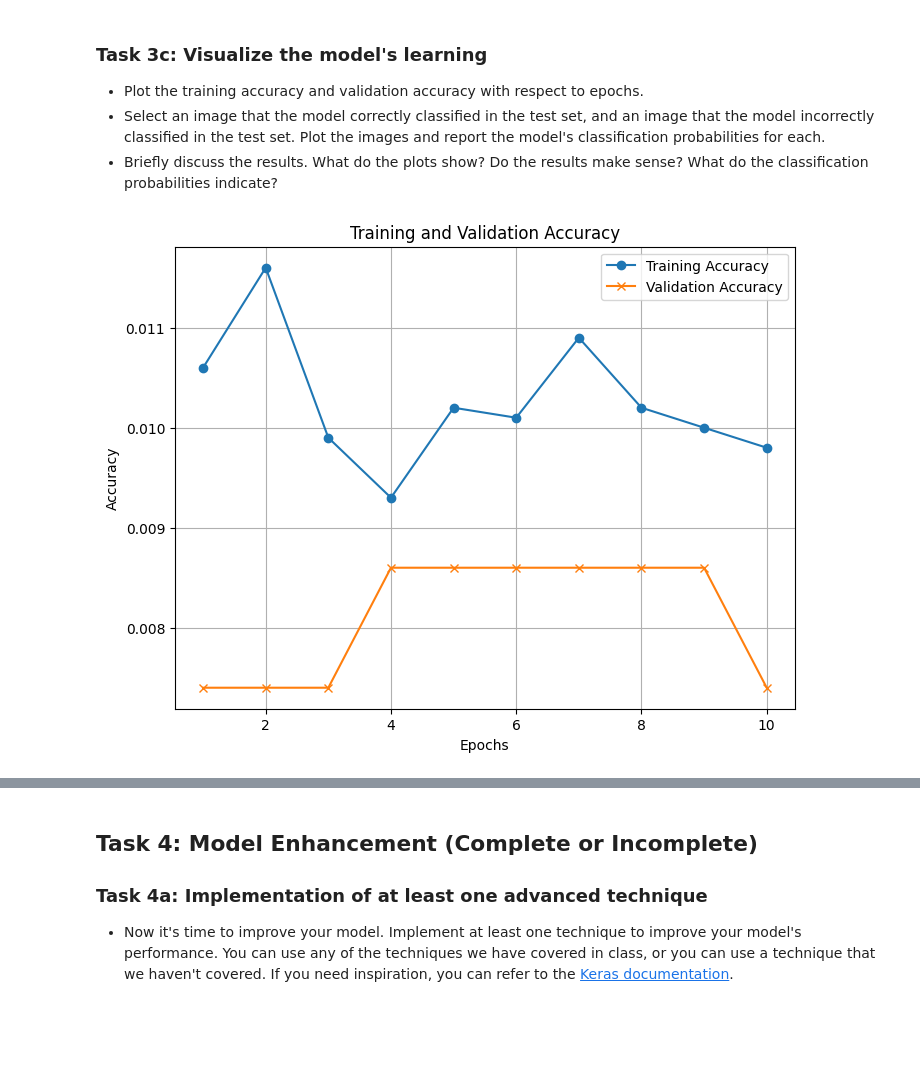
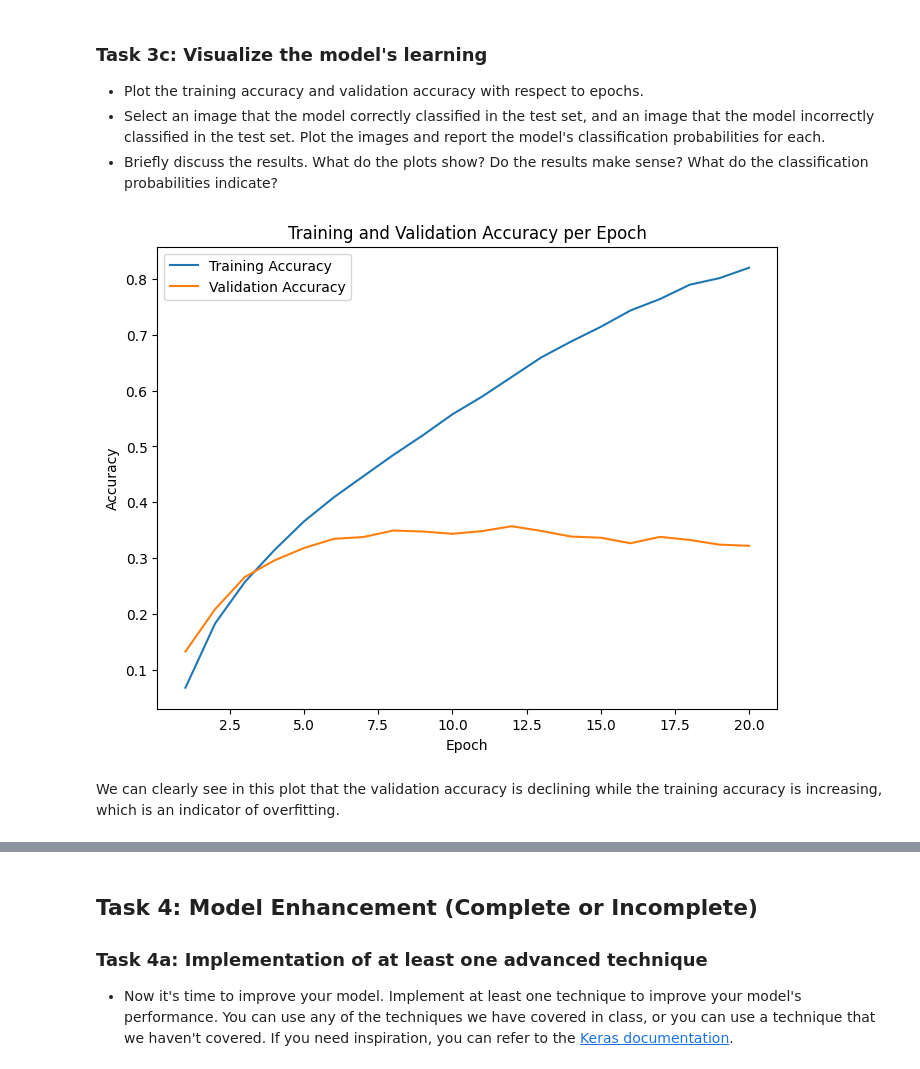
Before and after one commit to zekiyerdem/deep_learning, a Jupyter notebook: 02_activities/assignments/assignment_1.ipynb, the cells around one changed output, grey strips where cells are left out. Drawn from its saved outputs; the diff is of its cells as text; code cells hidden in the pictures; blank space fills up the shorter version.

```diff
--- a/02_activities/assignments/assignment_1.ipynb
+++ b/02_activities/assignments/assignment_1.ipynb
@@ -108,23 +111,17 @@ from keras.models import Sequential
 from keras.layers import Conv2D, MaxPooling2D, Flatten, Dense, Dropout
 
 # Your code here
-def my_kernel(shape=(6, 6, 3, 3), dtype=None):
-    array = np.zeros(shape=shape, dtype="float32")
-    array[:, :, 0, 0] = 1 / 32
-    array[:, :, 1, 1] = 1 / 32
-    array[:, :, 2, 2] = 1 / 32
-    return array
 
 # Define the baseline CNN model
 def create_baseline_cnn(input_shape, num_classes):
     model = Sequential()
 
     # First convolutional layer
-    model.add(Conv2D(32, (3, 3), activation='relu', padding='valid',  kernel_initializer=my_kernel,input_shape=input_shape))
+    model.add(Conv2D(32, (3, 3), activation='relu', padding='valid',input_shape=input_shape))
     model.add(MaxPooling2D((2, 2)))
 
     # Second convolutional layer
-    model.add(Conv2D(64, (3, 3), activation='sigmoid', padding='same'))
+    model.add(Conv2D(64, (3, 3), activation='relu', padding='same'))
     model.add(MaxPooling2D((2, 2)))
 
     # Third convolutional layer
@@ -133,8 +130,8 @@ def create_baseline_cnn(input_shape, num_classes):
 
     # Flatten the output and add dense layers
     model.add(Flatten())
+    model.add(Dense(256, activation='relu'))
     model.add(Dense(128, activation='relu'))
-    model.add(Dropout(0.5))  # Regularization
     model.add(Dense(num_classes, activation='softmax'))
 
     return model
@@ -182,12 +179,9 @@ from keras import optimizers
 
 # Your code here
 
-# Define the optimizer
-optimizer = optimizers.Adam(learning_rate=0.001)
-
-# Compile the model with the chosen loss function and optimizer
+# Compile the model with the chosen loss function and optimizer - I choose the Adam optimizer
 baseline_model.compile(
-    optimizer=optimizer,
+    optimizer='adam',
     loss='categorical_crossentropy',
     metrics=['accuracy']
 )
@@ -202,7 +196,7 @@ baseline_model.compile(
 # Your code here
 
 # Training parameters
-epochs = 10  # I have selected 10 because once I tried 20 the accuracy was not improving after the Epoch 10.
+epochs = 20  # I have selected 10 because once I tried 20 the accuracy was not improving after the Epoch 10.
 batch_size = 32  # Standard batch size
 
 # Train the model
@@ -276,24 +267,23 @@ F1-Score: 0.0000
 # %%
 # Your code here
 
-history_dict = {
-    "accuracy": [0.0106,0.0116,0.0099,0.0093,0.0102,0.0101,0.0109,0.0102,0.01,0.0098],
-    "val_accuracy": [0.0074,0.0074,0.0074,0.0086,0.0086,0.0086,0.0086,0.0086,0.0086,0.0074]
-}
-epochs = range(1, len(history_dict["accuracy"]) + 1)
+# Access training and validation accuracies
+train_accuracies = history.history['accuracy']
+val_accuracies = history.history['val_accuracy']
+epochs_range = range(1, len(train_accuracies) + 1)
 
-# Plot training and validation accuracy
 plt.figure(figsize=(8, 6))
-plt.plot(epochs, history_dict["accuracy"], label="Training Accuracy", marker='o')
-plt.plot(epochs, history_dict["val_accuracy"], label="Validation Accuracy", marker='x')
-plt.xlabel("Epochs")
-plt.ylabel("Accuracy")
-plt.title("Training and Validation Accuracy")
+plt.plot(epochs_range, train_accuracies, label='Training Accuracy')
+plt.plot(epochs_range, val_accuracies, label='Validation Accuracy')
+plt.xlabel('Epoch')
+plt.ylabel('Accuracy')
+plt.title('Training and Validation Accuracy per Epoch')
 plt.legend()
-plt.grid(True)
 plt.show()
 # %% [output]
-[figure, old version]
+[figure, new version]
+# %% [markdown]
+We can clearly see in this plot that the validation accuracy is declining while the training accuracy is increasing, which is an indicator of overfitting.
 # %%
 # Select a correctly classified and incorrectly classified image
 # Replace this with predictions from your trained model
```
Also changed, not shown: parts of 25 cells of this notebook.
